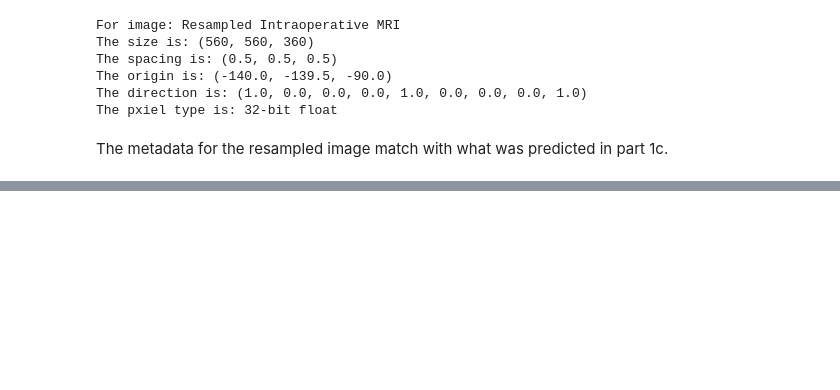
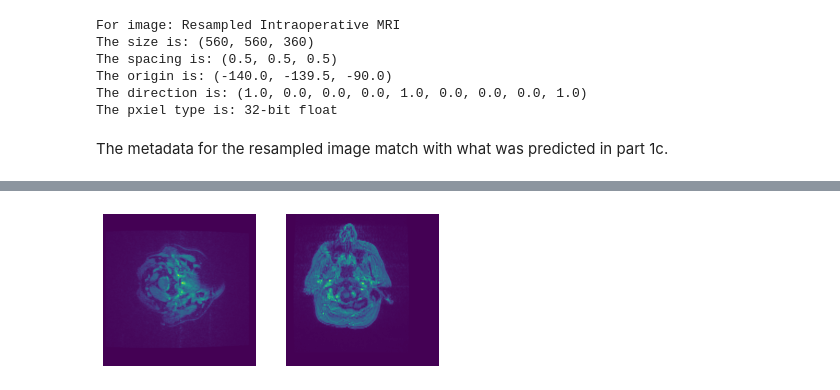
Before and after one commit to hannahdriver/Assignment2, a Jupyter notebook: Driver_Assignment2.ipynb, the cells around one changed output, grey strips where cells are left out. Drawn from its saved outputs; the diff is of its cells as text; code cells hidden in the pictures; blank space fills up the shorter version.

```diff
--- a/Driver_Assignment2.ipynb
+++ b/Driver_Assignment2.ipynb
@@ -169,0 +240,17 @@ The metadata for the resampled image match with what was predicted in part 1c.
+# %%
+#Translate image
+img_translated2 = translateImage(img_resampled)
+
+#Rotate image
+angle = 90
+img_rotated2 = rotateImage(img_translated2,angle)
+
+plt.subplot(1,2,1)
+plt.imshow(sitk.GetArrayFromImage(img_resampled[:,:,0]))
+plt.axis('off')
+plt.subplot(1,2,2)
+plt.imshow(sitk.GetArrayFromImage(img_rotated2[:,:,0]))
+plt.axis('off')
+plt.show()
+# %% [output]
+[figure, added]
```
Also changed, not shown: parts of 8 cells of this notebook.
